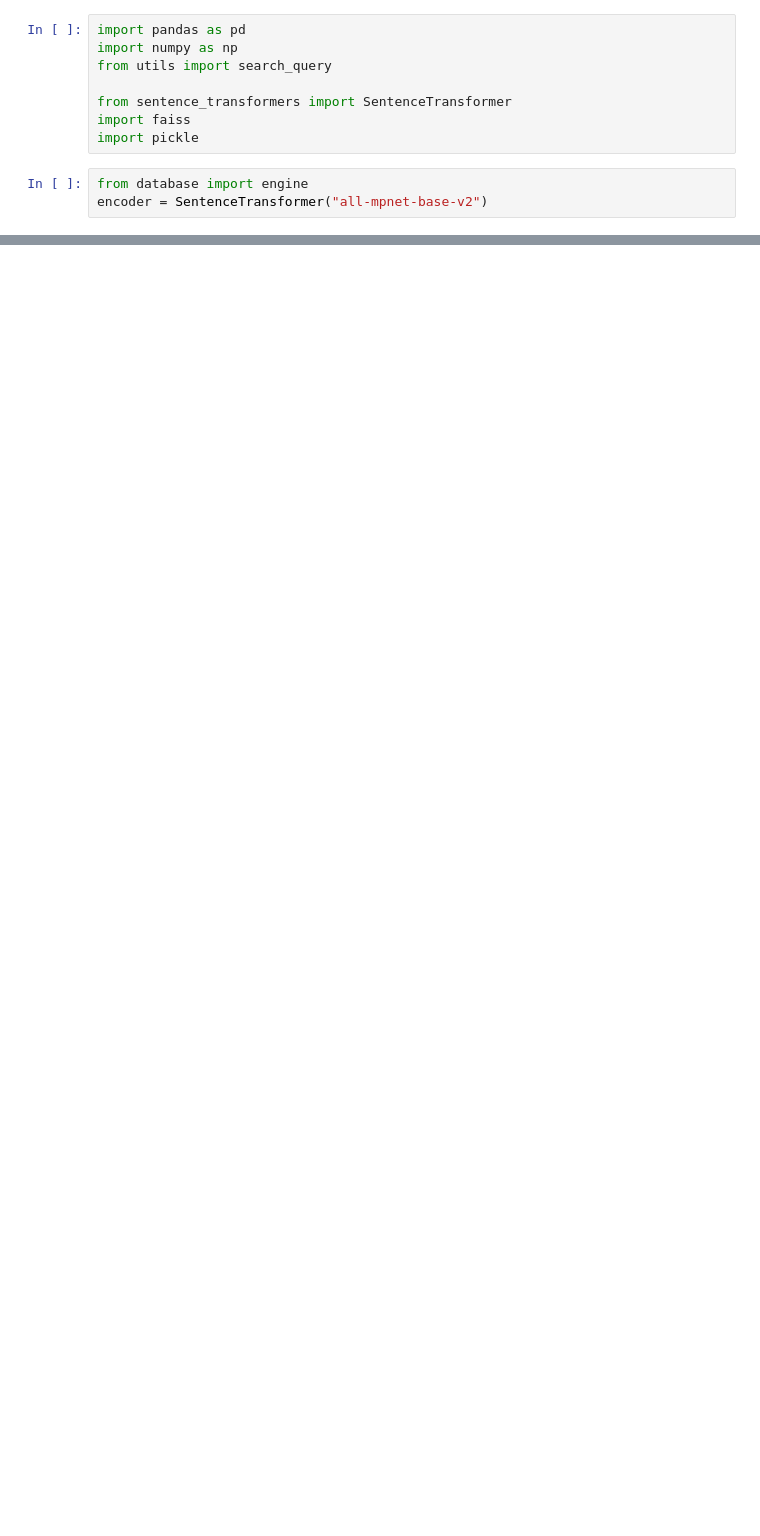
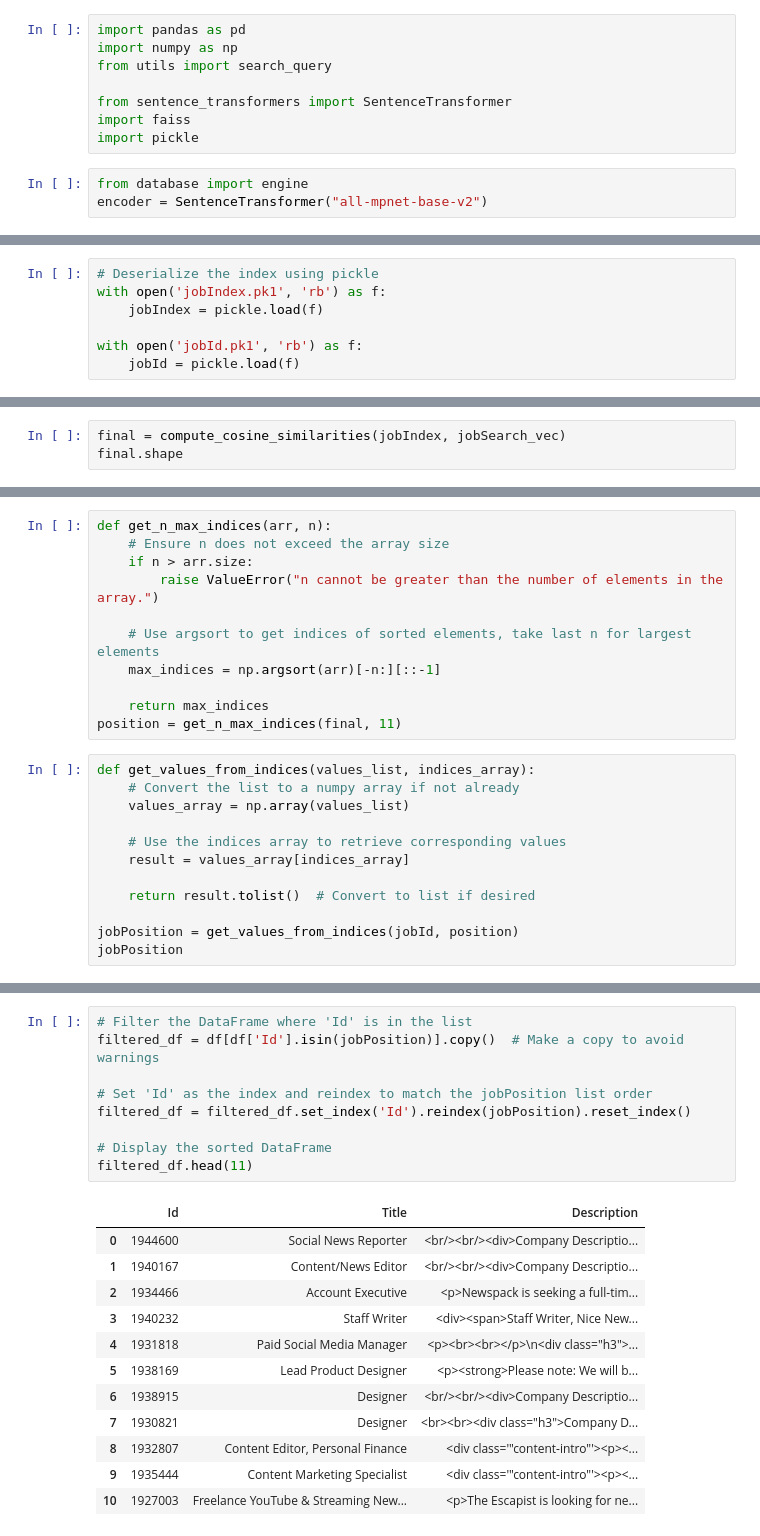
Before and after one commit to ohamnelson/Oham-Job-Board, a Jupyter notebook: Backend/embeddings.ipynb, the cells around one changed output, grey strips where cells are left out. Cells and saved outputs as stored; diff of their text form; blank space fills up the shorter version.

Commit message:
Implemented similar jobs pipeline

```diff
--- a/Backend/embeddings.ipynb
+++ b/Backend/embeddings.ipynb
@@ -120,0 +78,7 @@ jobIndex.ntotal
+# %%
+# Deserialize the index using pickle
+with open('jobIndex.pk1', 'rb') as f:
+    jobIndex = pickle.load(f)
+
+with open('jobId.pk1', 'rb') as f:
+    jobId = pickle.load(f)
@@ -143,0 +143,3 @@ jobDistances, jobI = jobIndex.search(jobSearch_vec, 10)
+# %%
+final = compute_cosine_similarities(jobIndex, jobSearch_vec)
+final.shape
@@ -143,0 +148,23 @@ jobDistances, jobI = jobIndex.search(jobSearch_vec, 10)
+# %%
+def get_n_max_indices(arr, n):
+    # Ensure n does not exceed the array size
+    if n > arr.size:
+        raise ValueError("n cannot be greater than the number of elements in the array.")
+
+    # Use argsort to get indices of sorted elements, take last n for largest elements
+    max_indices = np.argsort(arr)[-n:][::-1]
+
+    return max_indices
+position = get_n_max_indices(final, 11)
+# %%
+def get_values_from_indices(values_list, indices_array):
+    # Convert the list to a numpy array if not already
+    values_array = np.array(values_list)
+
+    # Use the indices array to retrieve corresponding values
+    result = values_array[indices_array]
+
+    return result.tolist()  # Convert to list if desired
+
+jobPosition = get_values_from_indices(jobId, position)
+jobPosition
@@ -143,0 +183,22 @@ jobDistances, jobI = jobIndex.search(jobSearch_vec, 10)
+# %%
+# Filter the DataFrame where 'Id' is in the list
+filtered_df = df[df['Id'].isin(jobPosition)].copy()  # Make a copy to avoid warnings
+
+# Set 'Id' as the index and reindex to match the jobPosition list order
+filtered_df = filtered_df.set_index('Id').reindex(jobPosition).reset_index()
+
+# Display the sorted DataFrame
+filtered_df.head(11)
+# %% [output]
+|  | Id | Title | Description |
+| 0 | 1944600 | Social News Reporter | <br/><br/><div>Company Descriptio... |
+| 1 | 1940167 | Content/News Editor | <br/><br/><div>Company Descriptio... |
+| 2 | 1934466 | Account Executive | <p>Newspack is seeking a full-tim... |
+| 3 | 1940232 | Staff Writer | <div><span>Staff Writer, Nice New... |
+| 4 | 1931818 | Paid Social Media Manager | <p><br><br></p>\n<div class="h3">... |
+| 5 | 1938169 | Lead Product Designer | <p><strong>Please note: We will b... |
+| 6 | 1938915 | Designer | <br/><br/><div>Company Descriptio... |
+| 7 | 1930821 | Designer | <br><br><div class="h3">Company D... |
+| 8 | 1932807 | Content Editor, Personal Finance | <div class='"content-intro"'><p><... |
+| 9 | 1935444 | Content Marketing Specialist | <div class='"content-intro"'><p><... |
+| 10 | 1927003 | Freelance YouTube & Streaming New... | <p>The Escapist is looking for ne... |
```
Also changed, not shown: parts of 23 cells of this notebook, 11 other files.
